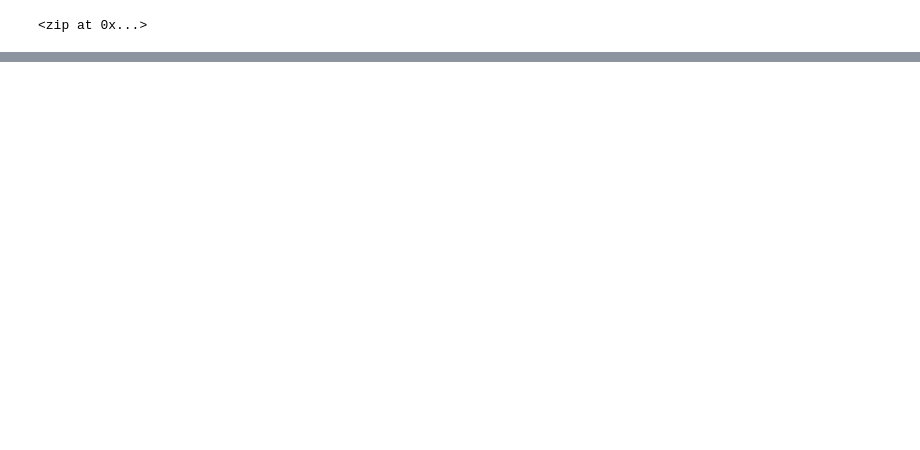
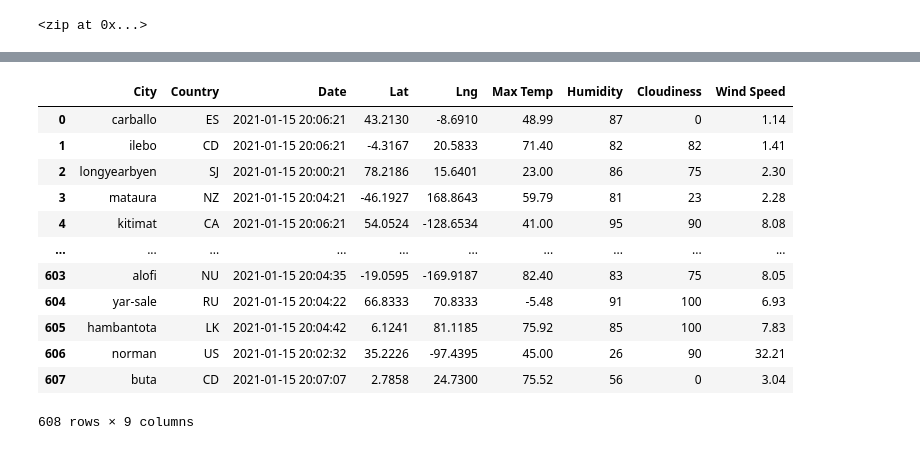
Before and after one commit to SoWhitIs/world-weather-analysis, a Jupyter notebook: WeatherPy.ipynb, the cells around one changed output, grey strips where cells are left out. Cells and saved outputs as stored; diff of their text form; code cells hidden in the pictures; blank space fills up the shorter version.

Commit message:
Retrieved Data into Dataframe.

```diff
--- a/WeatherPy.ipynb
+++ b/WeatherPy.ipynb
@@ -33,0 +50,12 @@ len(cities)
+# %%
+# Import the requests library.
+import requests
+
+# Import the API key.
+from config import weather_api_key
+
+# Starting URL for Weather Map API Call.
+url = "http://api.openweathermap.org/data/2.5/weather?units=Imperial&APPID=" + weather_api_key
+
+# Import the datetime module from the datetime library.
+from datetime import datetime
@@ -33,0 +145,4 @@ len(cities)
+# %%
+# Convert the array of dictionaries to a Pandas DataFrame.
+city_data_df = pd.DataFrame(city_data)
+city_data_df.head(10)
@@ -33,0 +161,21 @@ len(cities)
+# %%
+#reorder columns, new_column_order = ["column2", "column4", "column1"]
+new_column_order = ["City", "Country", "Date", "Lat", "Lng", "Max Temp", "Humidity", "Cloudiness", "Wind Speed"]
+# %%
+#assign new column order to DataFrame:df = df[new_column_order]
+city_data_df = city_data_df[new_column_order]
+city_data_df
+# %% [output]
+|  | City | Country | Date | Lat | Lng | Max Temp | Humidity | Cloudiness | Wind Speed |
+| 0 | carballo | ES | 2021-01-15 20:06:21 | 43.2130 | -8.6910 | 48.99 | 87 | 0 | 1.14 |
+| 1 | ilebo | CD | 2021-01-15 20:06:21 | -4.3167 | 20.5833 | 71.40 | 82 | 82 | 1.41 |
+| 2 | longyearbyen | SJ | 2021-01-15 20:00:21 | 78.2186 | 15.6401 | 23.00 | 86 | 75 | 2.30 |
+| 3 | mataura | NZ | 2021-01-15 20:04:21 | -46.1927 | 168.8643 | 59.79 | 81 | 23 | 2.28 |
+| 4 | kitimat | CA | 2021-01-15 20:06:21 | 54.0524 | -128.6534 | 41.00 | 95 | 90 | 8.08 |
+| ... | ... | ... | ... | ... | ... | ... | ... | ... | ... |
+| 603 | alofi | NU | 2021-01-15 20:04:35 | -19.0595 | -169.9187 | 82.40 | 83 | 75 | 8.05 |
+| 604 | yar-sale | RU | 2021-01-15 20:04:22 | 66.8333 | 70.8333 | -5.48 | 91 | 100 | 6.93 |
+| 605 | hambantota | LK | 2021-01-15 20:04:42 | 6.1241 | 81.1185 | 75.92 | 85 | 100 | 7.83 |
+| 606 | norman | US | 2021-01-15 20:02:32 | 35.2226 | -97.4395 | 45.00 | 26 | 90 | 32.21 |
+| 607 | buta | CD | 2021-01-15 20:07:07 | 2.7858 | 24.7300 | 75.52 | 56 | 0 | 3.04 |
+608 rows × 9 columns
```
Also changed, not shown: parts of 6 cells of this notebook, 1 other file.
